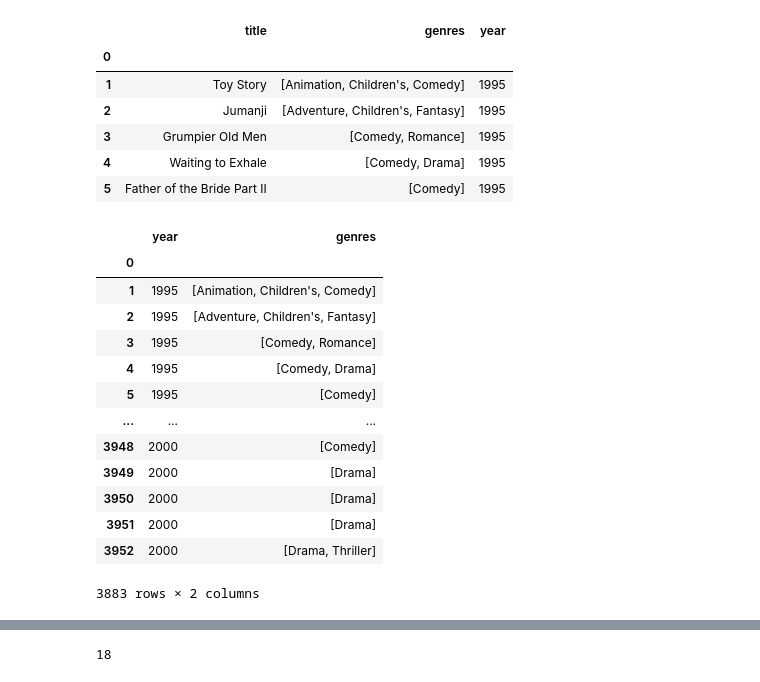
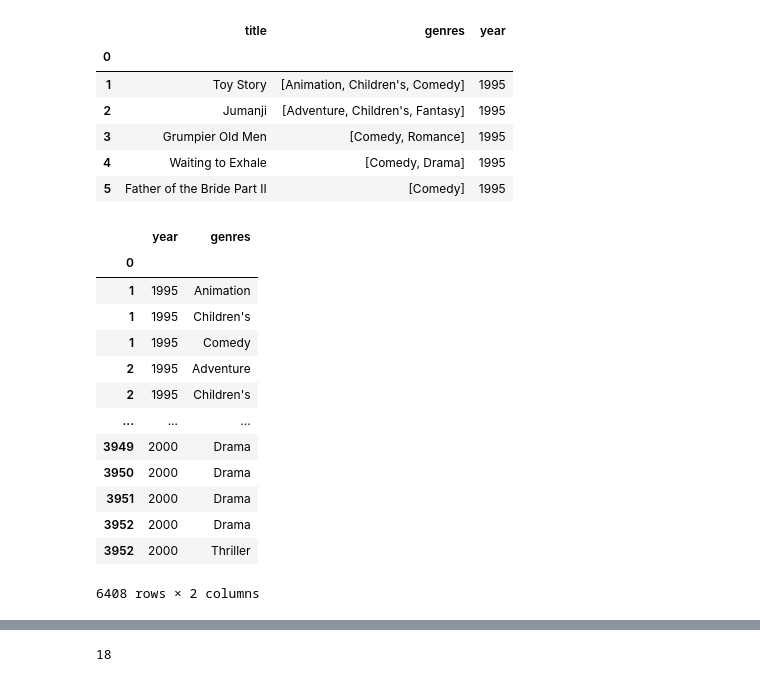
Before and after one commit to Elenotes/Visualitzacio_grafica_multiples_variables, a Jupyter notebook: S04_T02_Visualitzacio_grafica_multiples_variables.ipynb, the cells around one changed output, grey strips where cells are left out. Drawn from its saved outputs; the diff is of its cells as text; code cells hidden in the pictures.

```diff
--- a/S04_T02_Visualitzacio_grafica_multiples_variables.ipynb
+++ b/S04_T02_Visualitzacio_grafica_multiples_variables.ipynb
@@ -406,20 +429,24 @@ mov.head()
 | 5 | Father of the Bride Part II | [Comedy] | 1995 |
 # %%
 #new dataframe with year and genres
-df = pd.DataFrame(mov, columns=['year', 'genres'])
-df
+genres_year = pd.DataFrame(mov, columns=['year', 'genres'])
+
+#to get the individuas genres per year, one can use explode() to get a new series.
+genres_year = df.explode('genres')
+genres_year.head() #this is a dataframe
+genres_year
 # %% [output]
 |  | year | genres |
 | 0 |  |  |
-| 1 | 1995 | [Animation, Children's, Comedy] |
-| 2 | 1995 | [Adventure, Children's, Fantasy] |
-| 3 | 1995 | [Comedy, Romance] |
-| 4 | 1995 | [Comedy, Drama] |
-| 5 | 1995 | [Comedy] |
+| 1 | 1995 | Animation |
+| 1 | 1995 | Children's |
+| 1 | 1995 | Comedy |
+| 2 | 1995 | Adventure |
+| 2 | 1995 | Children's |
 | ... | ... | ... |
-| 3948 | 2000 | [Comedy] |
-| 3949 | 2000 | [Drama] |
-| 3950 | 2000 | [Drama] |
-| 3951 | 2000 | [Drama] |
-| 3952 | 2000 | [Drama, Thriller] |
+| 3949 | 2000 | Drama |
+| 3950 | 2000 | Drama |
+| 3951 | 2000 | Drama |
+| 3952 | 2000 | Drama |
+| 3952 | 2000 | Thriller |
-3883 rows × 2 columns
+6408 rows × 2 columns
```
Also changed, not shown: parts of 16 cells of this notebook.
